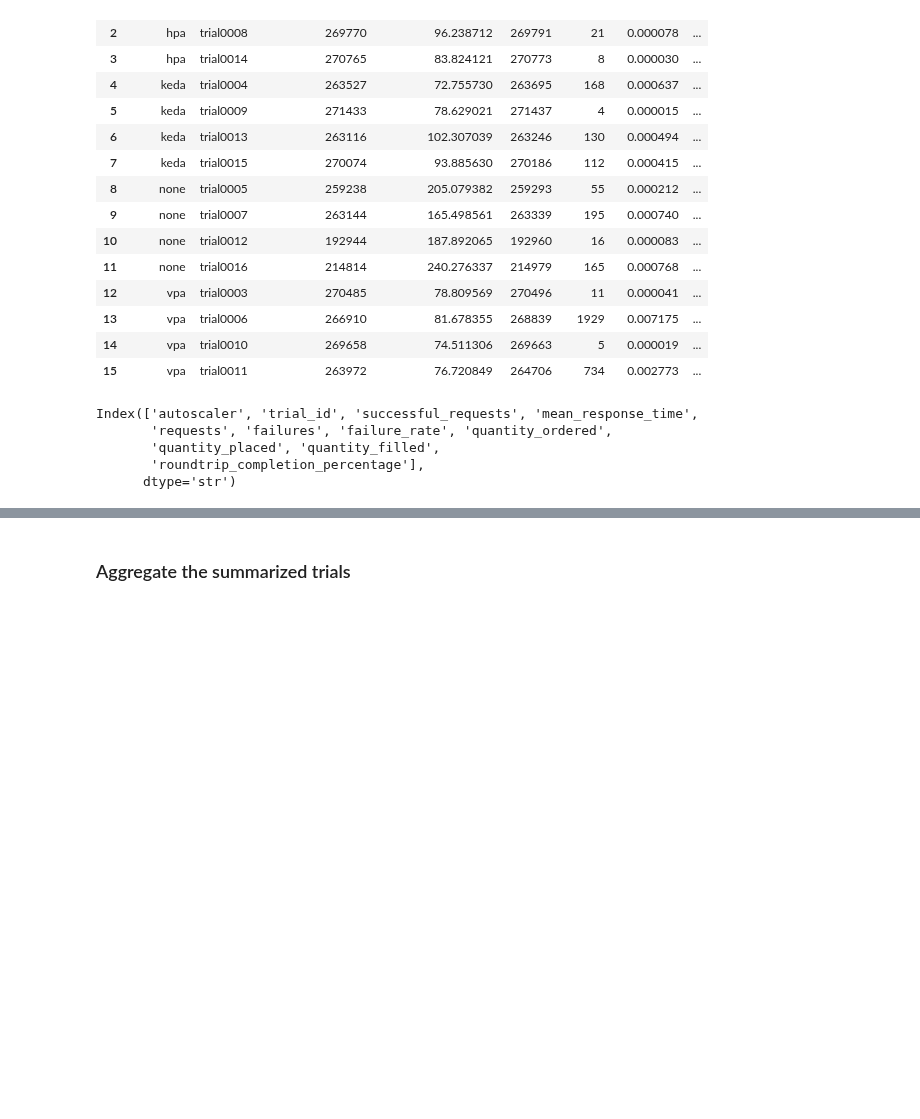
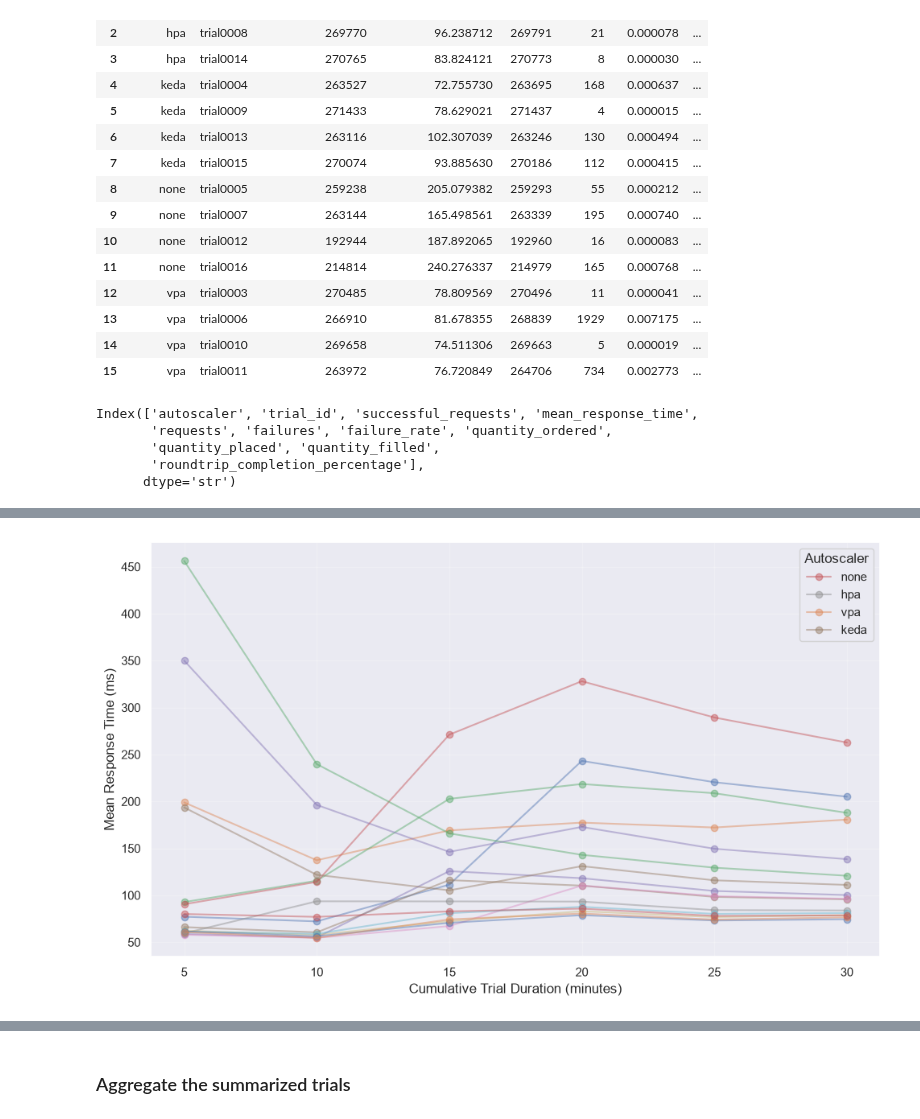
Before and after one commit to kasbench/kasbench-analysis, a Jupyter notebook: src/working_calculate_metrics.ipynb, the cells around one changed output, grey strips where cells are left out. Drawn from its saved outputs; the diff is of its cells as text; code cells hidden in the pictures; blank space fills up the shorter version.

```diff
--- a/src/working_calculate_metrics.ipynb
+++ b/src/working_calculate_metrics.ipynb
@@ -116,6 +116,7 @@ files = get_s3_file_listing(s3_bucket, s3_prefix=RUN)
 # %% [markdown]
 ### Iterate the file listing and download all the Locust databases to local storage
 # %%
+files = get_s3_file_listing(s3_bucket, s3_prefix=RUN)
 # Delete the log database if it already exists
 if os.path.exists(RUN_DB):
     os.remove(RUN_DB)
@@ -233,0 +455,34 @@ Index(['autoscaler', 'trial_id', 'successful_requests', 'mean_response_time',
+# %%
+import numpy as np
+import pandas as pd
+import matplotlib.pyplot as plt
+
+
+# ---------------------------------------------------------------------------
+# Configuration
+# ---------------------------------------------------------------------------
+
+DURATIONS_MINUTES = [5, 10, 15, 20, 25, 30]
+
+AUTOSCALER_ORDER = ["none", "hpa", "vpa", "keda"]
+
+
+# ---------------------------------------------------------------------------
+# Prepare data
+# ---------------------------------------------------------------------------
+
+work = df.copy()
+
+work["start_time"] = pd.to_datetime(work["start_time"], format="mixed")
+
+# Each trial gets its own t=0.
+trial_start = (
+    work.groupby(["run_id", "trial_id"])["start_time"]
+    .transform("min")
+)
+
+work["elapsed_seconds"] = (
+    work["start_time"] - trial_start
+).dt.total_seconds()
+
+work["elapsed_minutes"] = work["elapsed_seconds"] / 60.0
@@ -233,0 +597,10 @@ Index(['autoscaler', 'trial_id', 'successful_requests', 'mean_response_time',
+# %%
+plot_convergence(
+    convergence_df,
+    metric="mean_response_time",
+    ylabel="Mean Response Time (ms)",
+)
+
+plt.show()
+# %% [output]
+[figure, added]
```
Also changed, not shown: parts of 16 cells of this notebook, 9 other files.
